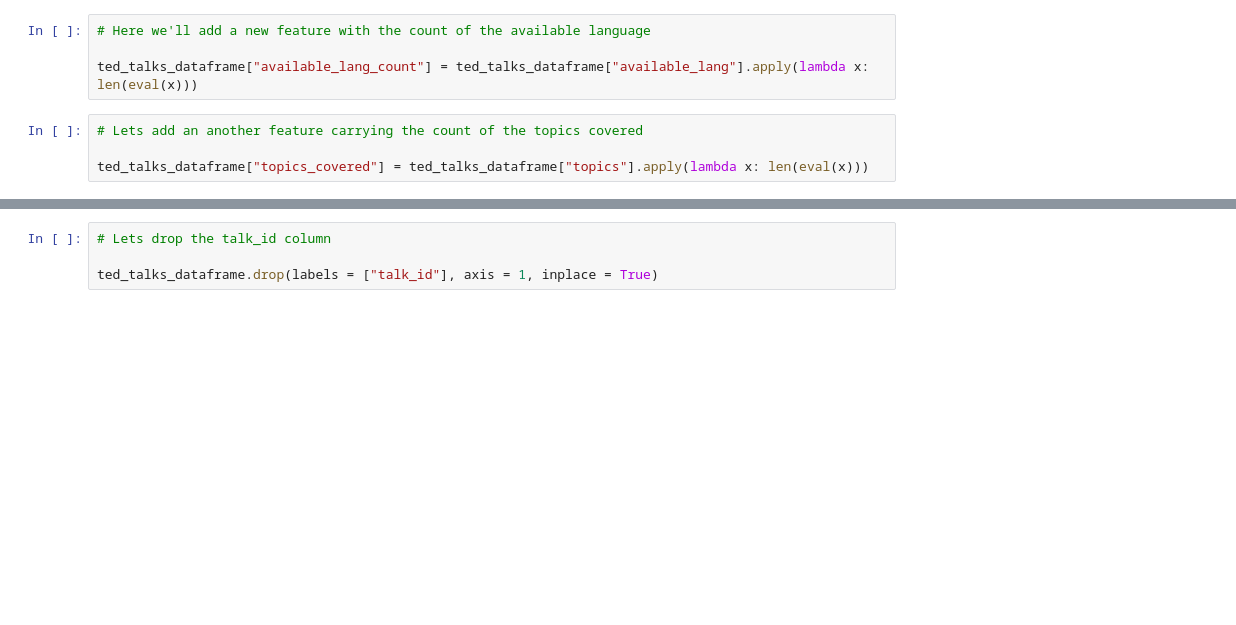
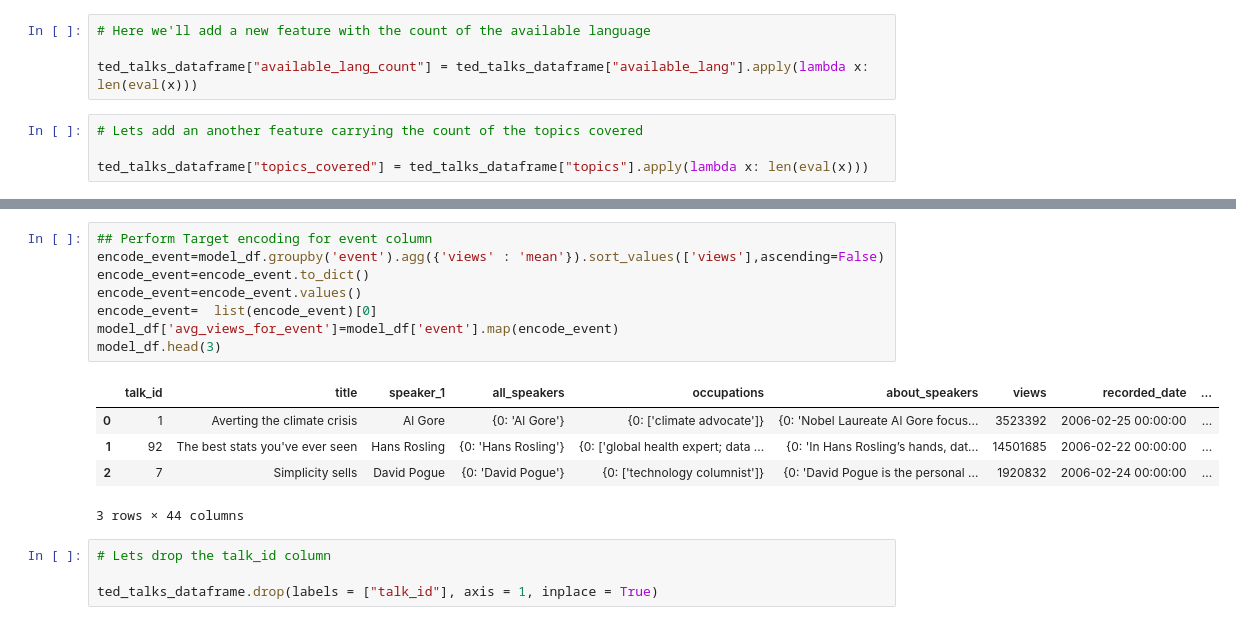
Before and after one commit to Mohamed-Harish-M-123/Capstone-Project-II, a Jupyter notebook: TED_Talks_views_prediction.ipynb, the cells around one changed output, grey strips where cells are left out. Cells and saved outputs as stored; diff of their text form; blank space fills up the shorter version.

```diff
--- a/TED_Talks_views_prediction.ipynb
+++ b/TED_Talks_views_prediction.ipynb
@@ -556,3 +557,17 @@ ted_talks_dataframe["topics_covered"] = ted_talks_dataframe["topics"].apply(lamb
+# %%
+## Perform Target encoding for event column
+encode_event=model_df.groupby('event').agg({'views' : 'mean'}).sort_values(['views'],ascending=False)
+encode_event=encode_event.to_dict()
+encode_event=encode_event.values()
+encode_event=  list(encode_event)[0]
+model_df['avg_views_for_event']=model_df['event'].map(encode_event)
+model_df.head(3)
+# %% [output]
+|  | talk_id | title | speaker_1 | all_speakers | occupations | about_speakers | views | recorded_date | ... |
+| 0 | 1 | Averting the climate crisis | Al Gore | {0: 'Al Gore'} | {0: ['climate advocate']} | {0: 'Nobel Laureate Al Gore focus... | 3523392 | 2006-02-25 00:00:00 | ... |
+| 1 | 92 | The best stats you've ever seen | Hans Rosling | {0: 'Hans Rosling'} | {0: ['global health expert; data ... | {0: 'In Hans Rosling’s hands, dat... | 14501685 | 2006-02-22 00:00:00 | ... |
+| 2 | 7 | Simplicity sells | David Pogue | {0: 'David Pogue'} | {0: ['technology columnist']} | {0: 'David Pogue is the personal ... | 1920832 | 2006-02-24 00:00:00 | ... |
+3 rows × 44 columns
 # %%
 # Lets drop the talk_id column
 
```
Also changed, not shown: parts of 17 cells of this notebook.
